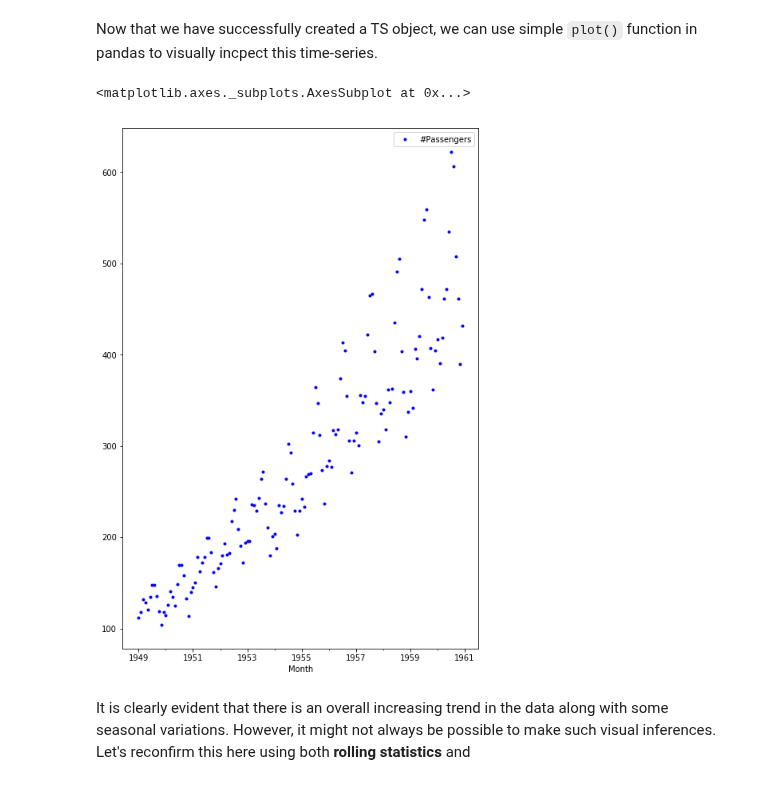
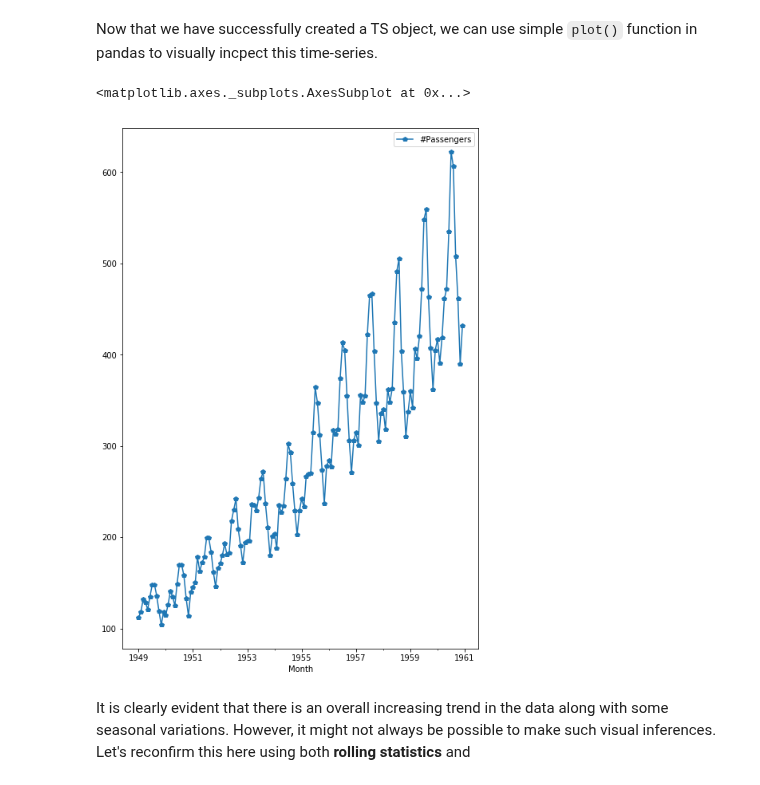
Before and after one commit to vaeb80/dsc-3-25-06-testing-for-trends-lab-nyc-career-ds-102218, a Jupyter notebook: index.ipynb, the cells around one changed output. Drawn from its saved outputs; the diff is of its cells as text; code cells hidden in the pictures.

```diff
--- a/index.ipynb
+++ b/index.ipynb
@@ -82,10 +82,10 @@ DatetimeIndex(['1949-01-01', '1949-02-01', '1949-03-01', '1949-04-01',
 Now that we have successfully created a TS object, we can use simple `plot()` function in pandas to visually incpect this time-series.
 # %%
 # Plot the time series data
-df.plot(style="b", figsize=(8,12))
+df.plot(style="-p", figsize=(8,12))
 # %% [output]
 <matplotlib.axes._subplots.AxesSubplot at 0x...>
-[figure, old version]
+[figure, new version]
 # %% [markdown]
 It is clearly evident that there is an overall increasing trend in the data along with some seasonal variations. However, it might not always be possible to make such visual inferences. Let's reconfirm this here using both **rolling statistics** and
 # %% [markdown]
```
